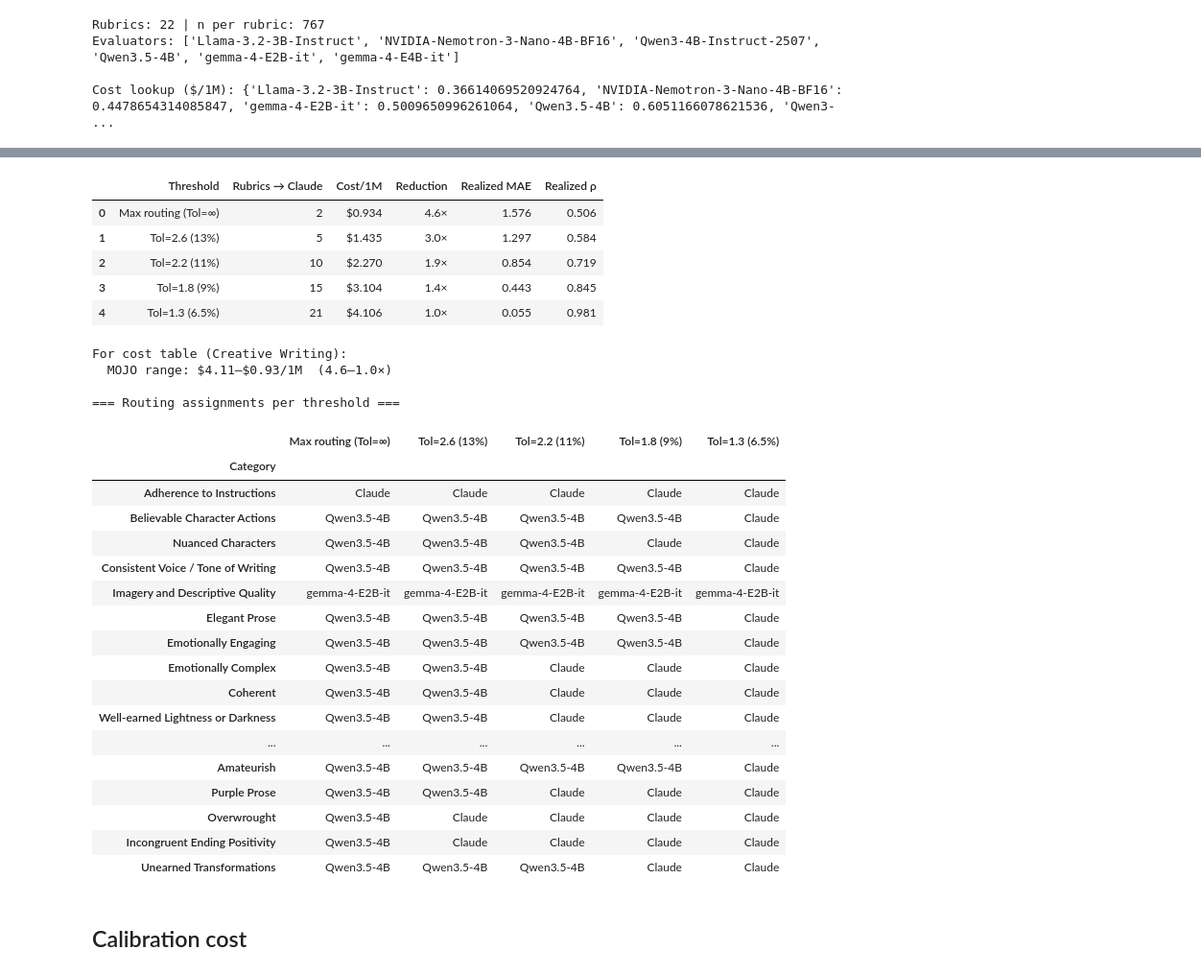
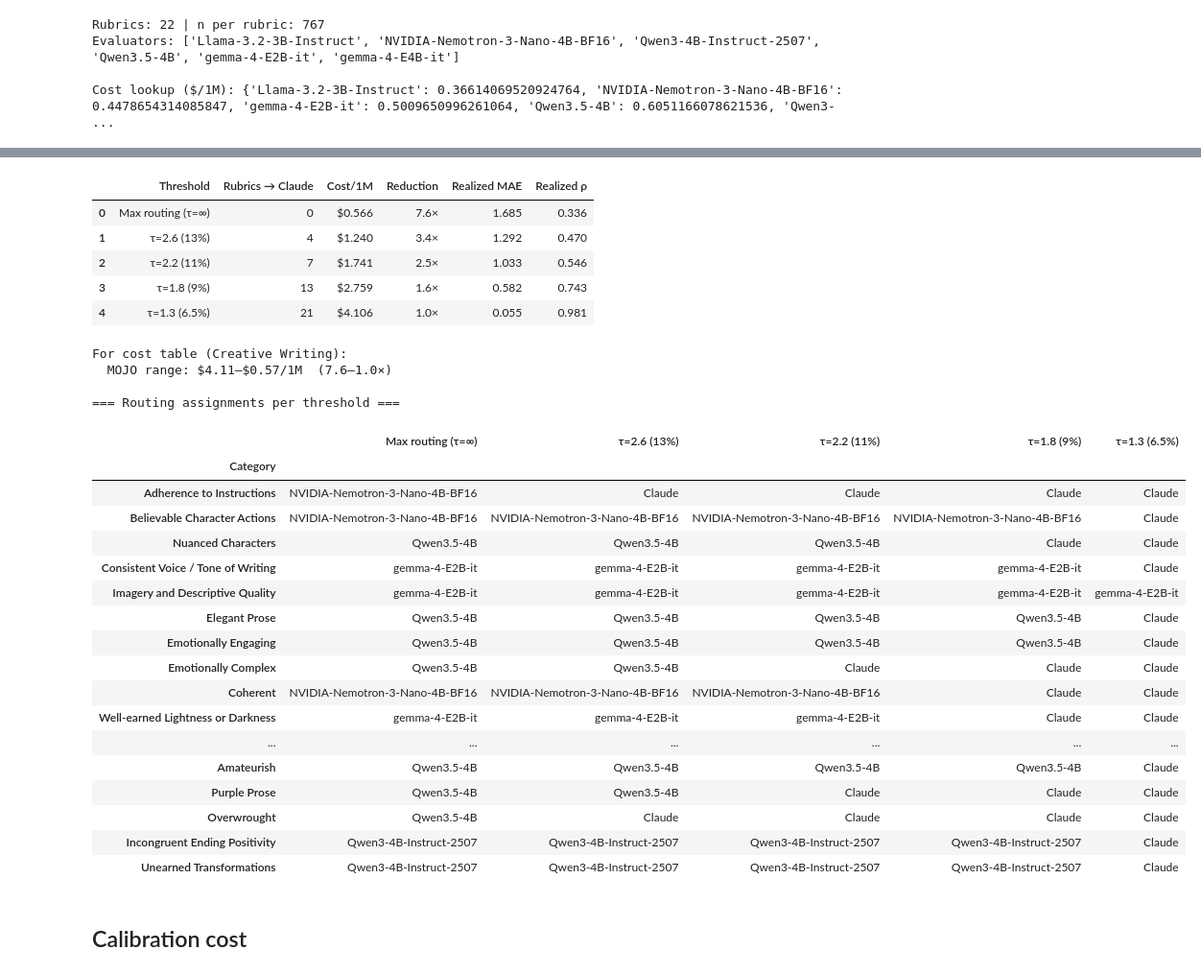
Before and after one commit to JaeHyun-Cha-00/MCP-LLM-as-Judge, a Jupyter notebook: creative_writing/notebooks/03_mojo.ipynb, the cells around one changed output, grey strips where cells are left out. Shown at 96% size. Saved outputs shown, nothing was run; the diff lists cells and outputs as text; code cells hidden in the pictures.

```diff
--- a/creative_writing/notebooks/03_mojo.ipynb
+++ b/creative_writing/notebooks/03_mojo.ipynb
@@ -280,13 +248,9 @@ for m in evaluator_names:
 # %%
-THRESHOLDS = [("Max routing (Tol=∞)", float("inf")),
-              ("Tol=2.6 (13%)",  2.6),
-              ("Tol=2.2 (11%)",  2.2),
-              ("Tol=1.8 (9%)",   1.8),
-              ("Tol=1.3 (6.5%)", 1.3)]
-
-# Restrict score/rho tables to Step-1-approved candidates
-score_cand = score_table[CANDIDATE_MODELS] if CANDIDATE_MODELS else score_table.iloc[:, :0]
-rho_cand   = rho_table[CANDIDATE_MODELS]   if CANDIDATE_MODELS else rho_table.iloc[:, :0]
+THRESHOLDS = [("Max routing (τ=∞)", float("inf")),
+              ("τ=2.6 (13%)",  2.6),
+              ("τ=2.2 (11%)",  2.2),
+              ("τ=1.8 (9%)",   1.8),
+              ("τ=1.3 (6.5%)", 1.3)]
 
 mojo_rows    = []
 routing_maps = {}
@@ -295,13 +259,11 @@ for label, tau in THRESHOLDS:
     rubric_costs, rubric_maes, rubric_rhos, n_escalated = [], [], [], 0
     routing_map = {}
     for rubric in ALL_CATEGORIES:
-        # Step 1 + Step 2 filter: eligible models with ucb_mae ≤ Tol AND ρ ≥ RHO_MIN
         eligible = []
         for model in CANDIDATE_MODELS:
-            ucb = score_cand.loc[rubric, model]
-            rho = rho_cand.loc[rubric, model]
-            if ucb <= tau and (not pd.isna(rho)) and rho >= RHO_MIN:
-                eligible.append((ucb, model))   # sort by best MAE (paper: "best evaluator")
+            ucb = score_table.loc[rubric, model]
+            if ucb <= tau:
+                eligible.append((ucb, model))
 
         if not eligible:
             rubric_costs.append(CLAUDE_BLENDED)
@@ -314,70 +276,68 @@ for label, tau in THRESHOLDS:
             _, model = eligible[0]
             rubric_costs.append(MODEL_COST.get(model, CLAUDE_BLENDED))
             rubric_maes.append(float(cat_mae.loc[rubric, model]))
-            rubric_rhos.append(float(rho_cand.loc[rubric, model]))
+            rubric_rhos.append(float(rho_table.loc[rubric, model]))
             routing_map[rubric] = model
 
     routing_maps[label] = routing_map
     blended_cost = float(np.mean(rubric_costs))
-    realized_mae = float(np.mean(rubric_maes))
-    realized_rho = float(np.mean(rubric_rhos))
     mojo_rows.append(dict(
         label=label,
         n_escalated=n_escalated,
         blended_cost=blended_cost,
-        realized_mae=realized_mae,
-        realized_rho=realized_rho,
+        realized_mae=float(np.mean(rubric_maes)),
+        realized_rho=float(np.mean(rubric_rhos)),
         reduction=CLAUDE_BLENDED / blended_cost,
     ))
 
 mojo_df = pd.DataFrame(mojo_rows)
 mojo_df["Cost/1M"]      = mojo_df["blended_cost"].map("${:.3f}".format)
 mojo_df["Reduction"]    = mojo_df["reduction"].map("{:.1f}×".format)
 mojo_df["Realized MAE"] = mojo_df["realized_mae"].map("{:.3f}".format)
 mojo_df["Realized ρ"]   = mojo_df["realized_rho"].map("{:.3f}".format)
 display(mojo_df[["label","n_escalated","Cost/1M","Reduction","Realized MAE","Realized ρ"]]
           .rename(columns={"label":"Threshold","n_escalated":"Rubrics → Claude"}))
 
 no_fb    = mojo_df.iloc[0]
 tightest_rows = mojo_df[mojo_df["n_escalated"] < len(ALL_CATEGORIES)]
 tightest = tightest_rows.iloc[-1] if not tightest_rows.empty else no_fb
 print(f"\nFor cost table (Creative Writing):")
 print(f"  MOJO range: ${tightest['blended_cost']:.2f}–${no_fb['blended_cost']:.2f}/1M  "
       f"({no_fb['reduction']:.1f}–{tightest['reduction']:.1f}×)")
 
 routing_df = pd.DataFrame(routing_maps, index=ALL_CATEGORIES)
 routing_df.index.name = "Category"
 print("\n=== Routing assignments per threshold ===")
 display(routing_df)
 # %% [output]
 |  | Threshold | Rubrics → Claude | Cost/1M | Reduction | Realized MAE | Realized ρ |
-| 0 | Max routing (Tol=∞) | 2 | $0.934 | 4.6× | 1.576 | 0.506 |
-| 1 | Tol=2.6 (13%) | 5 | $1.435 | 3.0× | 1.297 | 0.584 |
-| 2 | Tol=2.2 (11%) | 10 | $2.270 | 1.9× | 0.854 | 0.719 |
-| 3 | Tol=1.8 (9%) | 15 | $3.104 | 1.4× | 0.443 | 0.845 |
-| 4 | Tol=1.3 (6.5%) | 21 | $4.106 | 1.0× | 0.055 | 0.981 |
+| 0 | Max routing (τ=∞) | 0 | $0.566 | 7.6× | 1.685 | 0.336 |
+| 1 | τ=2.6 (13%) | 4 | $1.240 | 3.4× | 1.292 | 0.470 |
+| 2 | τ=2.2 (11%) | 7 | $1.741 | 2.5× | 1.033 | 0.546 |
+| 3 | τ=1.8 (9%) | 13 | $2.759 | 1.6× | 0.582 | 0.743 |
+| 4 | τ=1.3 (6.5%) | 21 | $4.106 | 1.0× | 0.055 | 0.981 |
 For cost table (Creative Writing):
-  MOJO range: $4.11–$0.93/1M  (4.6–1.0×)
+  MOJO range: $4.11–$0.57/1M  (7.6–1.0×)
 
 === Routing assignments per threshold ===
-|  | Max routing (Tol=∞) | Tol=2.6 (13%) | Tol=2.2 (11%) | Tol=1.8 (9%) | Tol=1.3 (6.5%) |
+|  | Max routing (τ=∞) | τ=2.6 (13%) | τ=2.2 (11%) | τ=1.8 (9%) | τ=1.3 (6.5%) |
 | Category |  |  |  |  |  |
-| Adherence to Instructions | Claude | Claude | Claude | Claude | Claude |
-| Believable Character Actions | Qwen3.5-4B | Qwen3.5-4B | Qwen3.5-4B | Qwen3.5-4B | Claude |
+| Adherence to Instructions | NVIDIA-Nemotron-3-Nano-4B-BF16 | Claude | Claude | Claude | Claude |
+| Believable Character Actions | NVIDIA-Nemotron-3-Nano-4B-BF16 | NVIDIA-Nemotron-3-Nano-4B-BF16 | NVIDIA-Nemotron-3-Nano-4B-BF16 | NVIDIA-Nemotron-3-Nano-4B-BF16 | Claude |
 | Nuanced Characters | Qwen3.5-4B | Qwen3.5-4B | Qwen3.5-4B | Claude | Claude |
-| Consistent Voice / Tone of Writing | Qwen3.5-4B | Qwen3.5-4B | Qwen3.5-4B | Qwen3.5-4B | Claude |
+| Consistent Voice / Tone of Writing | gemma-4-E2B-it | gemma-4-E2B-it | gemma-4-E2B-it | gemma-4-E2B-it | Claude |
 | Imagery and Descriptive Quality | gemma-4-E2B-it | gemma-4-E2B-it | gemma-4-E2B-it | gemma-4-E2B-it | gemma-4-E2B-it |
 | Elegant Prose | Qwen3.5-4B | Qwen3.5-4B | Qwen3.5-4B | Qwen3.5-4B | Claude |
 | Emotionally Engaging | Qwen3.5-4B | Qwen3.5-4B | Qwen3.5-4B | Qwen3.5-4B | Claude |
 | Emotionally Complex | Qwen3.5-4B | Qwen3.5-4B | Claude | Claude | Claude |
-| Coherent | Qwen3.5-4B | Qwen3.5-4B | Claude | Claude | Claude |
-| Well-earned Lightness or Darkness | Qwen3.5-4B | Qwen3.5-4B | Claude | Claude | Claude |
+| Coherent | NVIDIA-Nemotron-3-Nano-4B-BF16 | NVIDIA-Nemotron-3-Nano-4B-BF16 | NVIDIA-Nemotron-3-Nano-4B-BF16 | Claude | Claude |
+| Well-earned Lightness or Darkness | gemma-4-E2B-it | gemma-4-E2B-it | gemma-4-E2B-it | Claude | Claude |
 | ... | ... | ... | ... | ... | ... |
 | Amateurish | Qwen3.5-4B | Qwen3.5-4B | Qwen3.5-4B | Qwen3.5-4B | Claude |
 | Purple Prose | Qwen3.5-4B | Qwen3.5-4B | Claude | Claude | Claude |
 | Overwrought | Qwen3.5-4B | Claude | Claude | Claude | Claude |
-| Incongruent Ending Positivity | Qwen3.5-4B | Claude | Claude | Claude | Claude |
-| Unearned Transformations | Qwen3.5-4B | Qwen3.5-4B | Qwen3.5-4B | Claude | Claude |
+| Incongruent Ending Positivity | Qwen3-4B-Instruct-2507 | Qwen3-4B-Instruct-2507 | Qwen3-4B-Instruct-2507 | Qwen3-4B-Instruct-2507 | Claude |
+| Unearned Transformations | Qwen3-4B-Instruct-2507 | Qwen3-4B-Instruct-2507 | Qwen3-4B-Instruct-2507 | Qwen3-4B-Instruct-2507 | Claude |
 # %% [markdown]
 ## Calibration cost
 # %%
```
Also changed, not shown: parts of 5 cells of this notebook, 9 other files.
